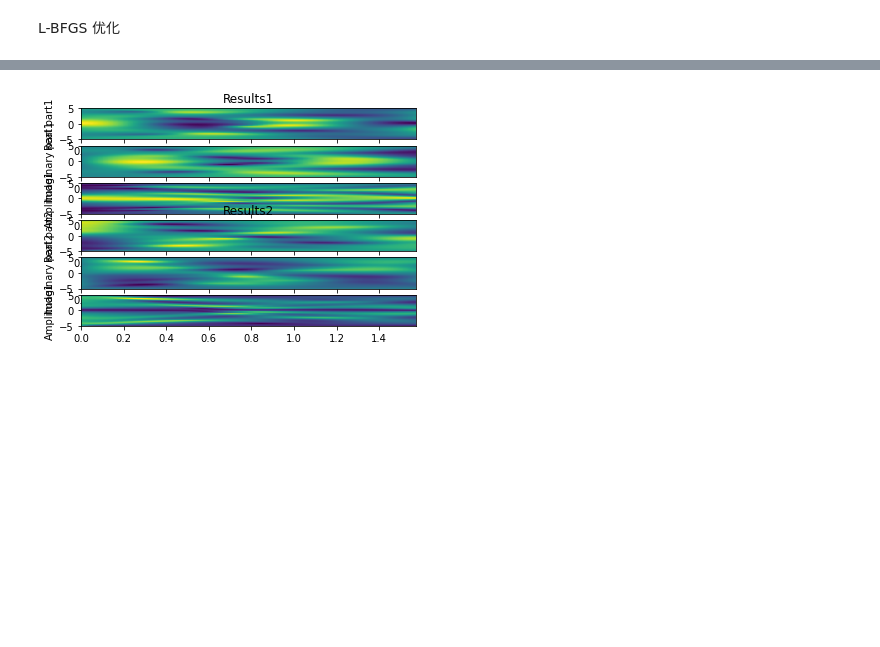
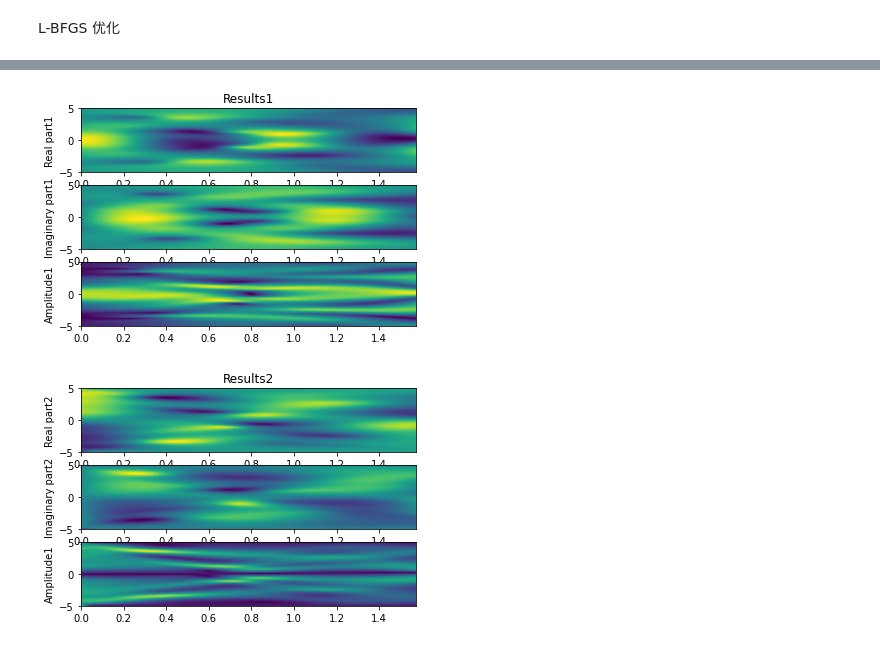
Before and after one commit to sk-yang666/PINN-on-NLS, a Jupyter notebook: 2.ipynb, the cells around one changed output, grey strips where cells are left out. Saved outputs shown, nothing was run; the diff lists cells and outputs as text; code cells hidden in the pictures; blank space fills up the shorter version.

```diff
--- a/2.ipynb
+++ b/2.ipynb
@@ -242,7 +242,7 @@ h2=np.sqrt(u2**2+v2**2)
 
 
 # 绘制预测
-fig, ax = plt.subplots(6)
+fig, ax = plt.subplots(3)
 
 ax[0].set_title("Results1")
 ax[0].set_ylabel("Real part1")
@@ -268,41 +268,44 @@ ax[2].imshow(
     h1.T,
     interpolation="nearest",
     cmap="viridis",
     extent=[t_lower, t_upper, x_lower, x_upper],
     origin="lower",
     aspect="auto",
 )
-ax[3].set_title("Results2")
-ax[3].set_ylabel("Real part2")
-ax[3].imshow(
+
+fig, bx = plt.subplots(3)
+bx[0].set_title("Results2")
+bx[0].set_ylabel("Real part2")
+bx[0].imshow(
     u2.T,
     interpolation="nearest", #插值
     cmap="viridis", #色彩图
     extent=[t_lower, t_upper, x_lower, x_upper], #极值
     origin="lower",
     aspect="auto",
 )
-ax[4].set_ylabel("Imaginary part2")
-ax[4].imshow(
+bx[1].set_ylabel("Imaginary part2")
+bx[1].imshow(
     v2.T,
     interpolation="nearest",
     cmap="viridis",
     extent=[t_lower, t_upper, x_lower, x_upper],
     origin="lower",
     aspect="auto",
 )
-ax[5].set_ylabel("Amplitude1")
-ax[5].imshow(
+bx[2].set_ylabel("Amplitude1")
+bx[2].imshow(
     h2.T,
     interpolation="nearest",
     cmap="viridis",
     extent=[t_lower, t_upper, x_lower, x_upper],
     origin="lower",
     aspect="auto",
 )
 plt.show()
 # %% [output]
-[figure, old version]
+[figure, new version]
+[figure, added]
 # %%
 ax = plt.axes(projection='3d')
 
```
Also changed, not shown: parts of 4 cells of this notebook, 3 other files.
